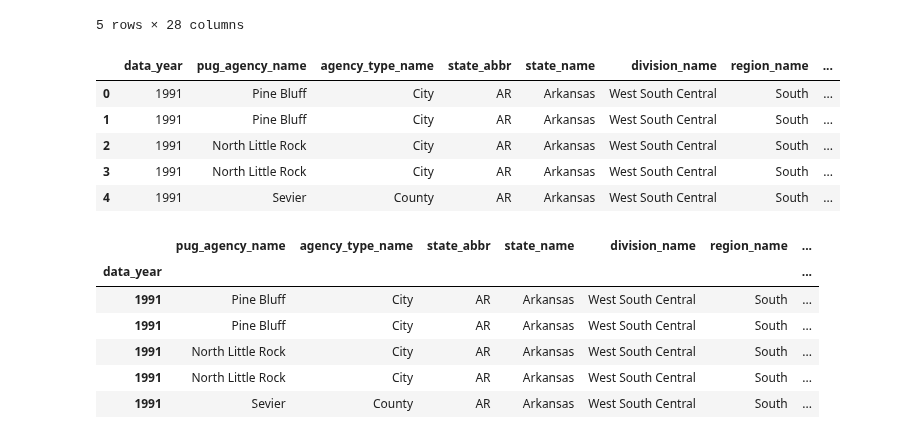
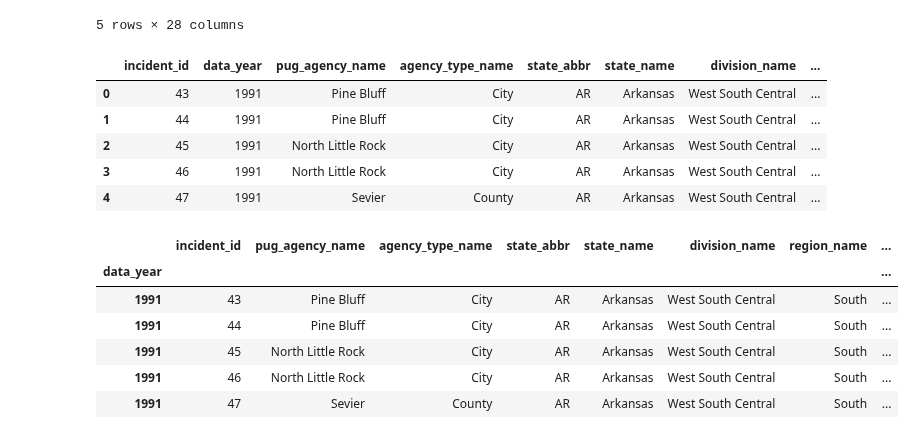
Before and after one commit to evacs/Project-3, a Jupyter notebook: hate_crimes_AP.ipynb, the cells around one changed output. Cells and saved outputs as stored; diff of their text form; code cells hidden in the pictures.

```diff
--- a/hate_crimes_AP.ipynb
+++ b/hate_crimes_AP.ipynb
@@ -15,26 +15,28 @@ crime_data_df.head()
 | 4 | 47 | 1991 | AR0670000 | Sevier | NaN | County | AR | ... |
 5 rows × 28 columns
 # %%
-crime_data_df = crime_data_df[['data_year', 'pug_agency_name', 'agency_type_name', 'state_abbr',
+#removing unneeded columns
+crime_data_df = crime_data_df[['incident_id', 'data_year', 'pug_agency_name', 'agency_type_name', 'state_abbr',
                                'state_name', 'division_name', 'region_name', 'offender_race',
                                'offender_ethnicity', 'victim_count', 'offense_name', 'total_individual_victims',
-                              'location_name', 'bias_desc', 'victim_types']]
+                              'location_name', 'bias_desc', 'victim_types', 'multiple_offense', 'multiple_bias']]
 crime_data_df.head()
 # %% [output]
-|  | data_year | pug_agency_name | agency_type_name | state_abbr | state_name | division_name | region_name | ... |
-| 0 | 1991 | Pine Bluff | City | AR | Arkansas | West South Central | South | ... |
-| 1 | 1991 | Pine Bluff | City | AR | Arkansas | West South Central | South | ... |
-| 2 | 1991 | North Little Rock | City | AR | Arkansas | West South Central | South | ... |
-| 3 | 1991 | North Little Rock | City | AR | Arkansas | West South Central | South | ... |
-| 4 | 1991 | Sevier | County | AR | Arkansas | West South Central | South | ... |
+|  | incident_id | data_year | pug_agency_name | agency_type_name | state_abbr | state_name | division_name | ... |
+| 0 | 43 | 1991 | Pine Bluff | City | AR | Arkansas | West South Central | ... |
+| 1 | 44 | 1991 | Pine Bluff | City | AR | Arkansas | West South Central | ... |
+| 2 | 45 | 1991 | North Little Rock | City | AR | Arkansas | West South Central | ... |
+| 3 | 46 | 1991 | North Little Rock | City | AR | Arkansas | West South Central | ... |
+| 4 | 47 | 1991 | Sevier | County | AR | Arkansas | West South Central | ... |
 # %%
+#indexing df by year
 crime_data_df = crime_data_df.set_index('data_year')
 crime_data_df.head()
 # %% [output]
-|  | pug_agency_name | agency_type_name | state_abbr | state_name | division_name | region_name | ... |
-| data_year |  |  |  |  |  |  | ... |
-| 1991 | Pine Bluff | City | AR | Arkansas | West South Central | South | ... |
-| 1991 | Pine Bluff | City | AR | Arkansas | West South Central | South | ... |
-| 1991 | North Little Rock | City | AR | Arkansas | West South Central | South | ... |
-| 1991 | North Little Rock | City | AR | Arkansas | West South Central | South | ... |
-| 1991 | Sevier | County | AR | Arkansas | West South Central | South | ... |
+|  | incident_id | pug_agency_name | agency_type_name | state_abbr | state_name | division_name | region_name | ... |
+| data_year |  |  |  |  |  |  |  | ... |
+| 1991 | 43 | Pine Bluff | City | AR | Arkansas | West South Central | South | ... |
+| 1991 | 44 | Pine Bluff | City | AR | Arkansas | West South Central | South | ... |
+| 1991 | 45 | North Little Rock | City | AR | Arkansas | West South Central | South | ... |
+| 1991 | 46 | North Little Rock | City | AR | Arkansas | West South Central | South | ... |
+| 1991 | 47 | Sevier | County | AR | Arkansas | West South Central | South | ... |
```
Also changed, not shown: parts of 6 cells of this notebook, 2 other files.
